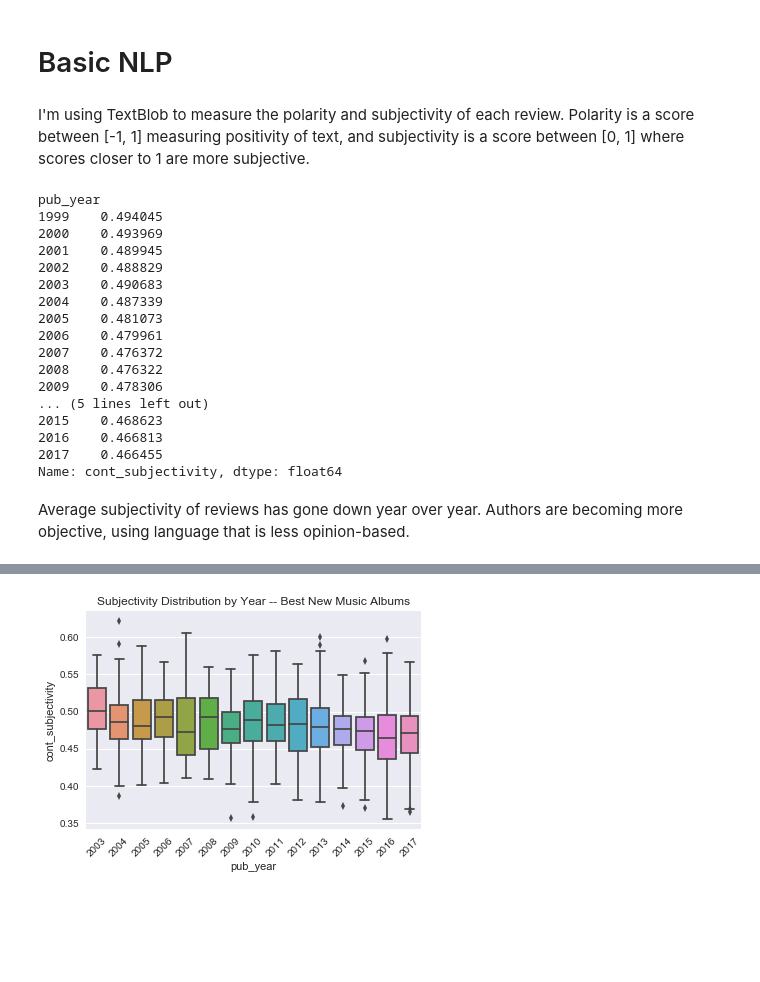
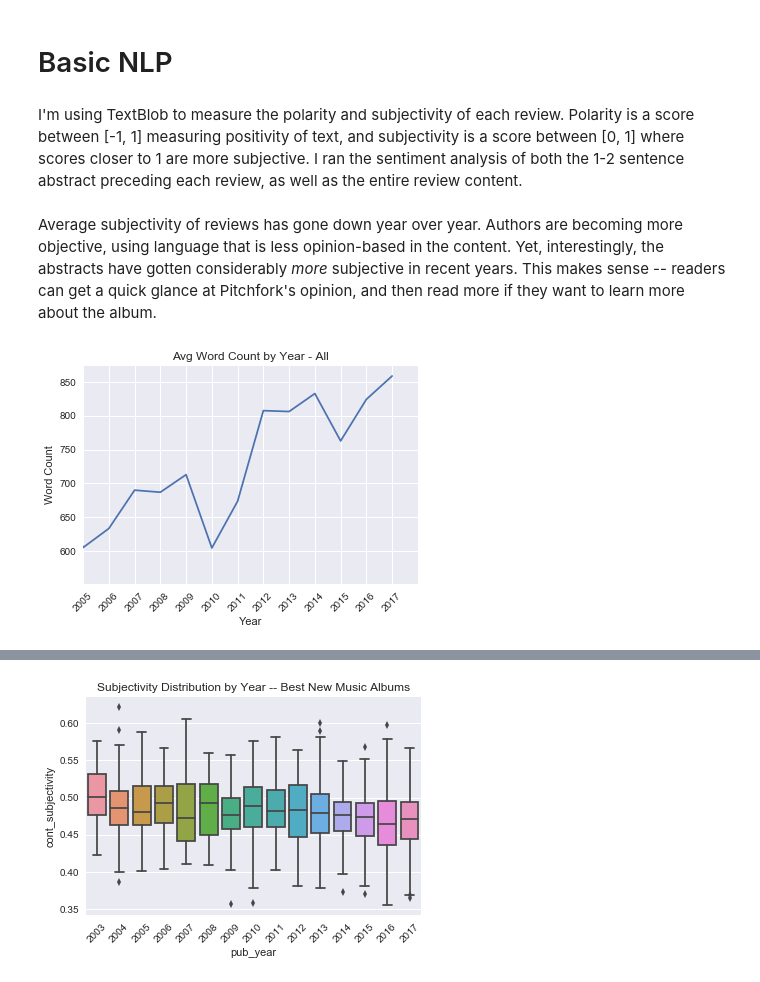
Before and after one commit to andrewjbashford/GalvanizeCapstone, a Jupyter notebook: EDA.ipynb, the cells around one changed output, grey strips where cells are left out. Drawn from its saved outputs; the diff is of its cells as text; code cells hidden in the pictures; blank space fills up the shorter version.

Commit message:
added adj count, word count

```diff
--- a/EDA.ipynb
+++ b/EDA.ipynb
@@ -382,26 +435,17 @@ plt.show()
 # %% [markdown]
 # Basic NLP
 # %% [markdown]
-I'm using TextBlob to measure the polarity and subjectivity of each review. Polarity is a score between [-1, 1] measuring positivity of text, and subjectivity is a score between [0, 1] where scores closer to 1 are more subjective.
+I'm using TextBlob to measure the polarity and subjectivity of each review. Polarity is a score between [-1, 1] measuring positivity of text, and subjectivity is a score between [0, 1] where scores closer to 1 are more subjective. I ran the sentiment analysis of both the 1-2 sentence abstract preceding each review, as well as the entire review content.
-# %%
-df.groupby('pub_year')['cont_subjectivity'].mean()
-# %% [output]
-pub_year
-1999    0.494045
-2000    0.493969
-2001    0.489945
-2002    0.488829
-2003    0.490683
-2004    0.487339
-2005    0.481073
-2006    0.479961
-2007    0.476372
-2008    0.476322
-2009    0.478306
-... (5 lines left out)
-2015    0.468623
-2016    0.466813
-2017    0.466455
-Name: cont_subjectivity, dtype: float64
 # %% [markdown]
-Average subjectivity of reviews has gone down year over year. Authors are becoming more objective, using language that is less opinion-based.
+Average subjectivity of reviews has gone down year over year. Authors are becoming more objective, using language that is less opinion-based in the content. Yet, interestingly, the abstracts have gotten considerably *more* subjective in recent years. This makes sense -- readers can get a quick glance at Pitchfork's opinion, and then read more if they want to learn more about the album.
+# %%
+plt.plot(df['pub_year'].unique()[::-1], df.groupby('pub_year')['word_count'].mean())
+
+plt.xticks(years, rotation=45)
+plt.xlim(2005, 2018)
+plt.xlabel('Year')
+plt.ylabel('Word Count')
+plt.title('Avg Word Count by Year - All')
+plt.show()
+# %% [output]
+[figure, added]
```
Also changed, not shown: parts of 56 cells of this notebook, 1 other file.
